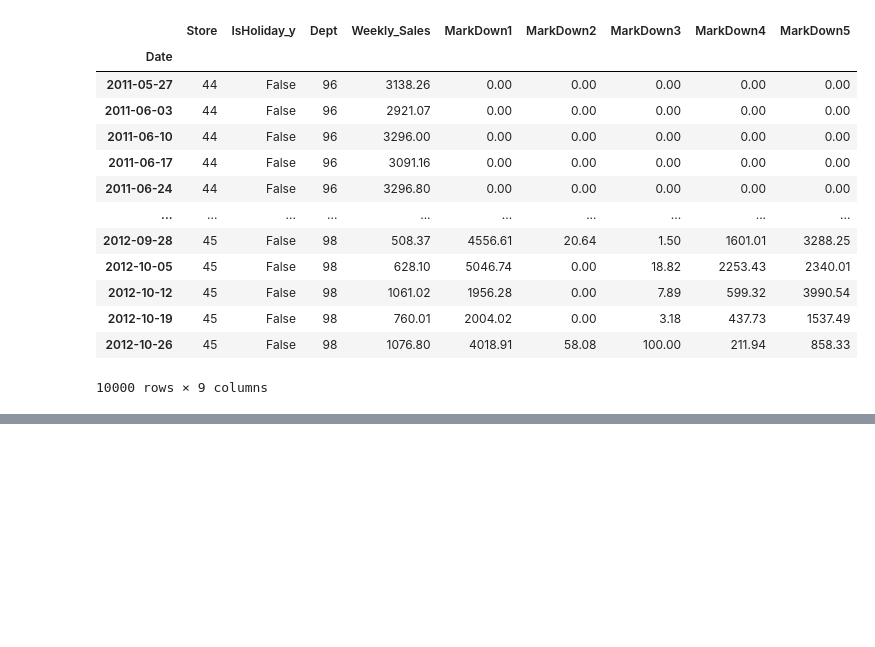
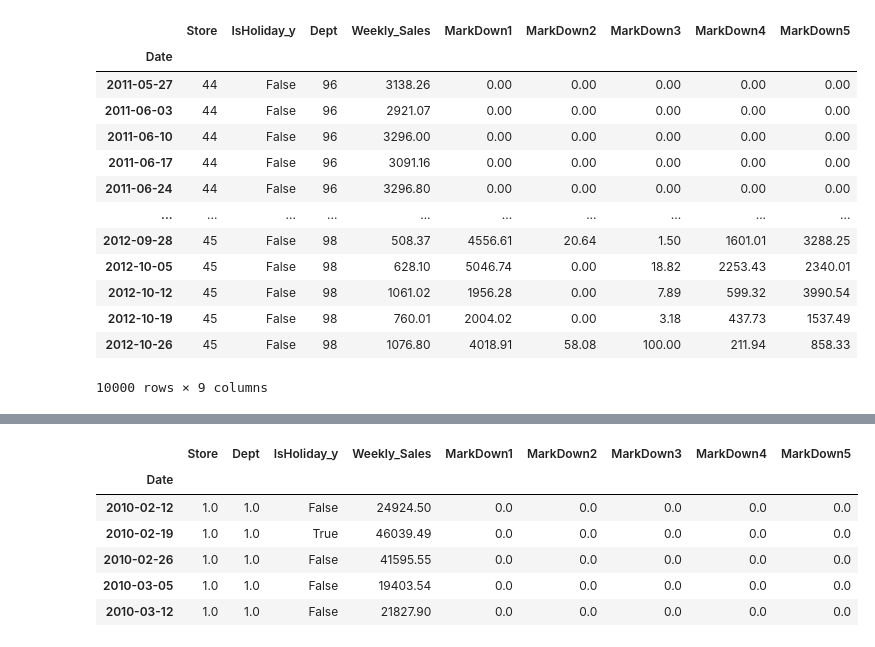
Before and after one commit to robsonbfreitas/TrabalhoFinal, a Jupyter notebook: TrabalhoFinal.ipynb, the cells around one changed output, grey strips where cells are left out. Saved outputs shown, nothing was run; the diff lists cells and outputs as text; code cells hidden in the pictures; blank space fills up the shorter version.

```diff
--- a/TrabalhoFinal.ipynb
+++ b/TrabalhoFinal.ipynb
@@ -279,0 +184,4 @@ r2_score(y, result)
+# %%
+X_train = df_XTrain[['Store','Dept','IsHoliday_y','Weekly_Sales','MarkDown1','MarkDown2','MarkDown3','MarkDown4','MarkDown5']].shift(1)
+#X = df.shift(1)
+X_train
@@ -279,0 +221,12 @@ r2_score(y, result)
+# %%
+X_train = X_train.iloc[1:]
+#X = X.dropna()
+X_train.head()
+# %% [output]
+|  | Store | Dept | IsHoliday_y | Weekly_Sales | MarkDown1 | MarkDown2 | MarkDown3 | MarkDown4 | MarkDown5 |
+| Date |  |  |  |  |  |  |  |  |  |
+| 2010-02-12 | 1.0 | 1.0 | False | 24924.50 | 0.0 | 0.0 | 0.0 | 0.0 | 0.0 |
+| 2010-02-19 | 1.0 | 1.0 | True | 46039.49 | 0.0 | 0.0 | 0.0 | 0.0 | 0.0 |
+| 2010-02-26 | 1.0 | 1.0 | False | 41595.55 | 0.0 | 0.0 | 0.0 | 0.0 | 0.0 |
+| 2010-03-05 | 1.0 | 1.0 | False | 19403.54 | 0.0 | 0.0 | 0.0 | 0.0 | 0.0 |
+| 2010-03-12 | 1.0 | 1.0 | False | 21827.90 | 0.0 | 0.0 | 0.0 | 0.0 | 0.0 |
```
Also changed, not shown: parts of 35 cells of this notebook.
